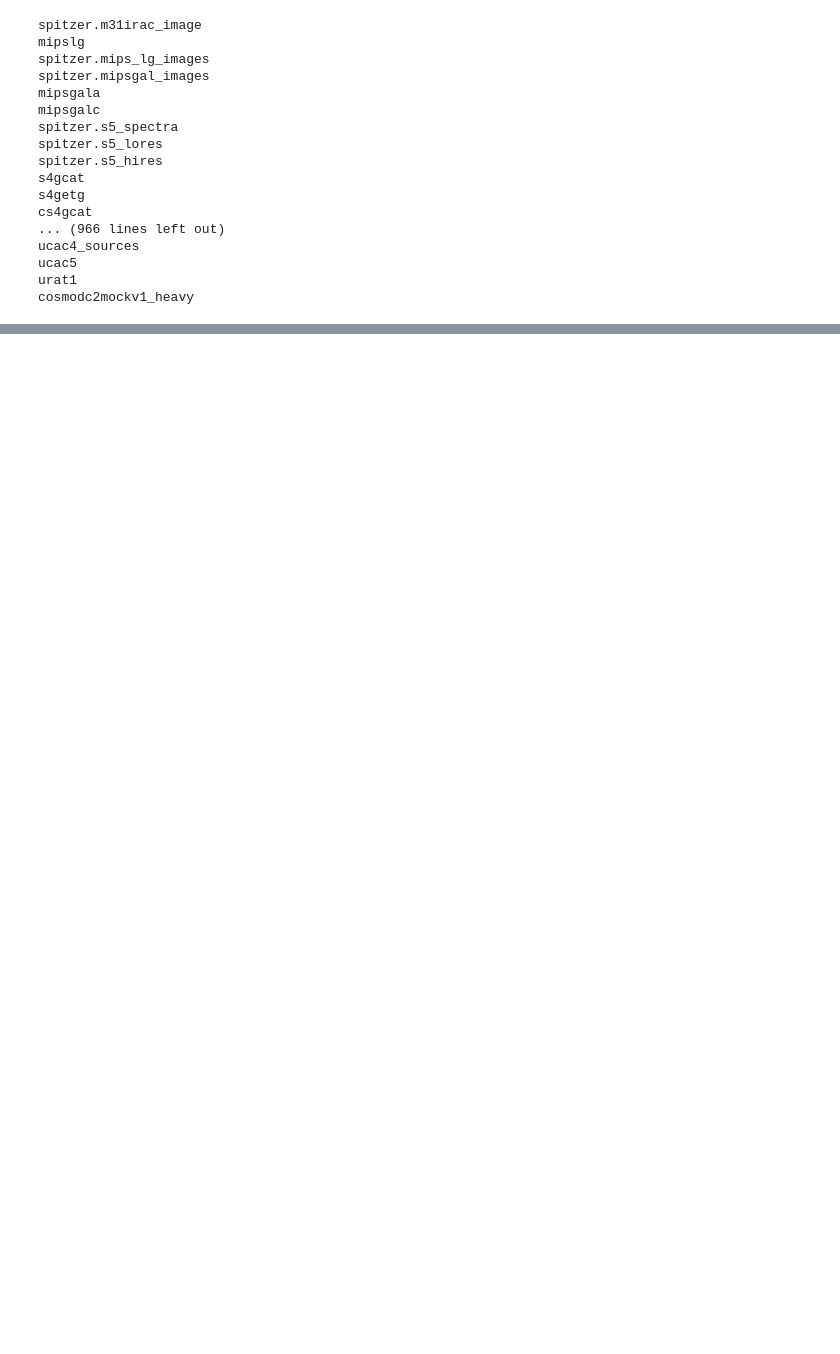
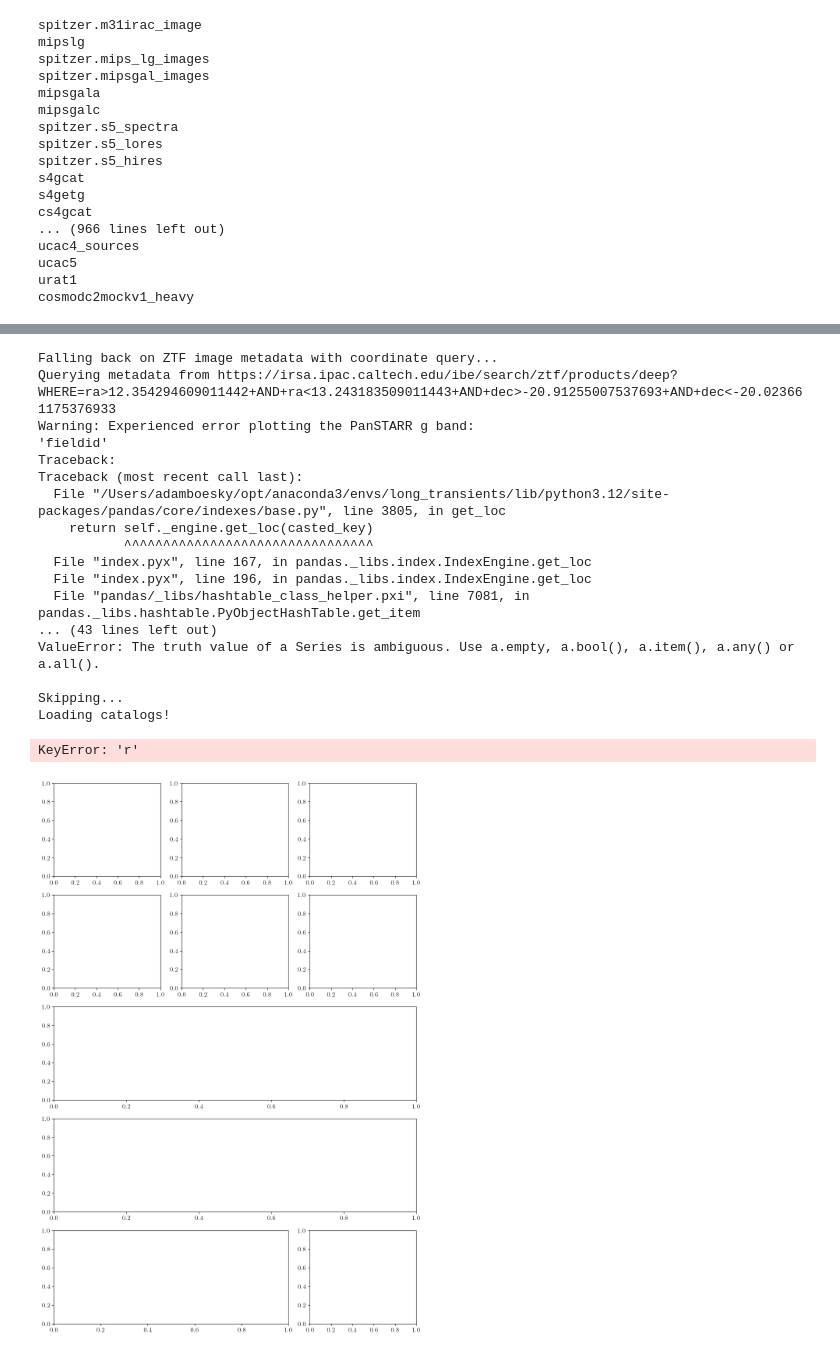
Before and after one commit to Adam-Boesky/long_transients, a Jupyter notebook: Notebooks/testing.ipynb, the cells around one changed output, grey strips where cells are left out. Drawn from its saved outputs; the diff is of its cells as text; code cells hidden in the pictures; blank space fills up the shorter version.

```diff
--- a/Notebooks/testing.ipynb
+++ b/Notebooks/testing.ipynb
@@ -576,0 +1018,2 @@ cosmodc2mockv1_heavy
+# %%
+pm_srcs = get_sources_filtered_by('proper_motion_filter', catalogs=['in_ztf'], in_bands=['g', 'r', 'i'])
@@ -576,0 +1037,2 @@ cosmodc2mockv1_heavy
+# %%
+srcs = Sources(pm_srcs['ra'], pm_srcs['dec'])
@@ -576,0 +1041,24 @@ cosmodc2mockv1_heavy
+# %%
+for src in srcs:
+    src.plot_everything()
+    plt.savefig(f'/Users/adamboesky/Desktop/pm_srcs/{str(round(src.ra, 4)).replace('.', 'p').replace('-', 'n')}_{str(round(src.dec, 4)).replace('.', 'p').replace('-', 'n')}')
+# %% [output]
+Falling back on ZTF image metadata with coordinate query...
+Querying metadata from https://irsa.ipac.caltech.edu/ibe/search/ztf/products/deep?WHERE=ra>12.354294609011442+AND+ra<13.243183509011443+AND+dec>-20.91255007537693+AND+dec<-20.023661175376933
+Warning: Experienced error plotting the PanSTARR g band:
+'fieldid'
+Traceback:
+Traceback (most recent call last):
+  File "/Users/adamboesky/opt/anaconda3/envs/long_transients/lib/python3.12/site-packages/pandas/core/indexes/base.py", line 3805, in get_loc
+    return self._engine.get_loc(casted_key)
+           ^^^^^^^^^^^^^^^^^^^^^^^^^^^^^^^^
+  File "index.pyx", line 167, in pandas._libs.index.IndexEngine.get_loc
+  File "index.pyx", line 196, in pandas._libs.index.IndexEngine.get_loc
+  File "pandas/_libs/hashtable_class_helper.pxi", line 7081, in pandas._libs.hashtable.PyObjectHashTable.get_item
+... (43 lines left out)
+ValueError: The truth value of a Series is ambiguous. Use a.empty, a.bool(), a.item(), a.any() or a.all().
+
+Skipping...
+Loading catalogs!
+KeyError: 'r'
+[figure, added]
```
Also changed, not shown: parts of 13 cells of this notebook, 11 other files.
